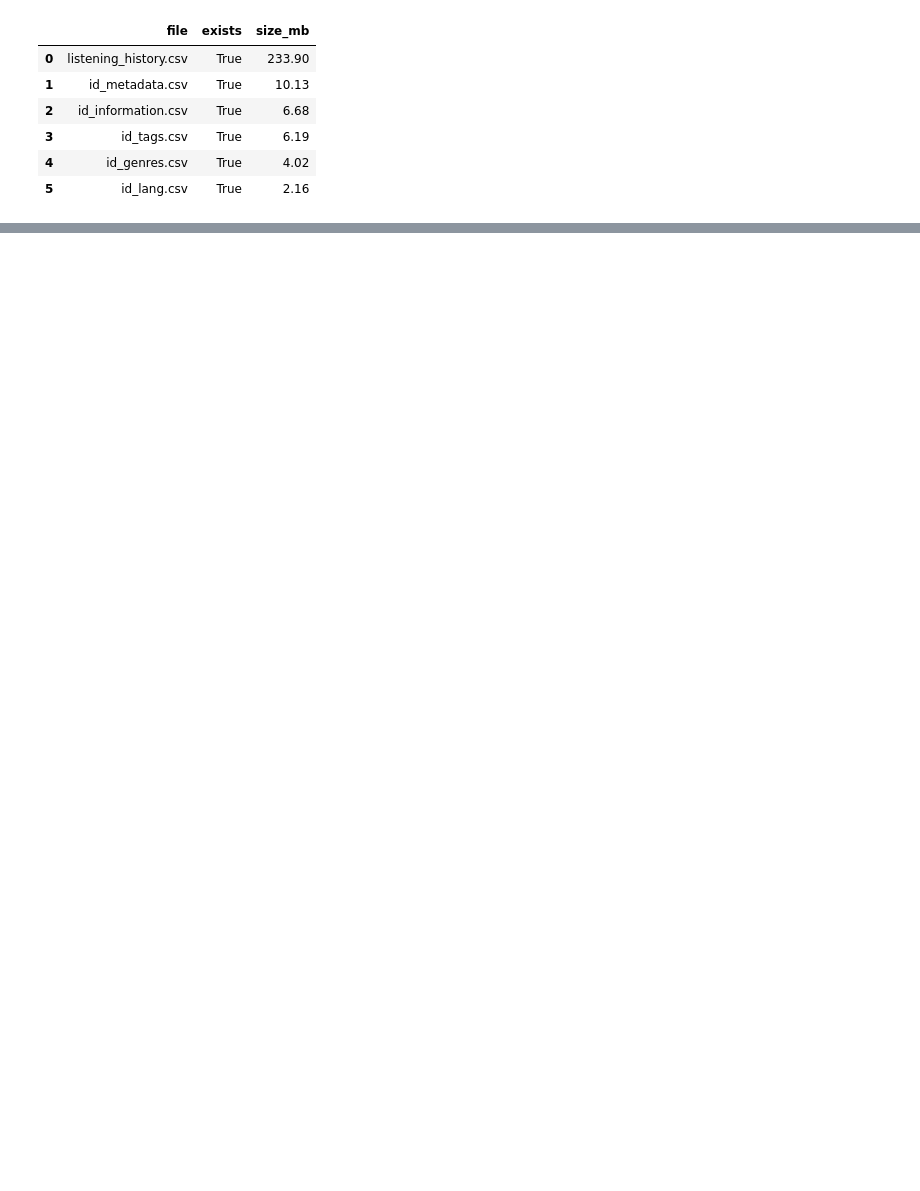
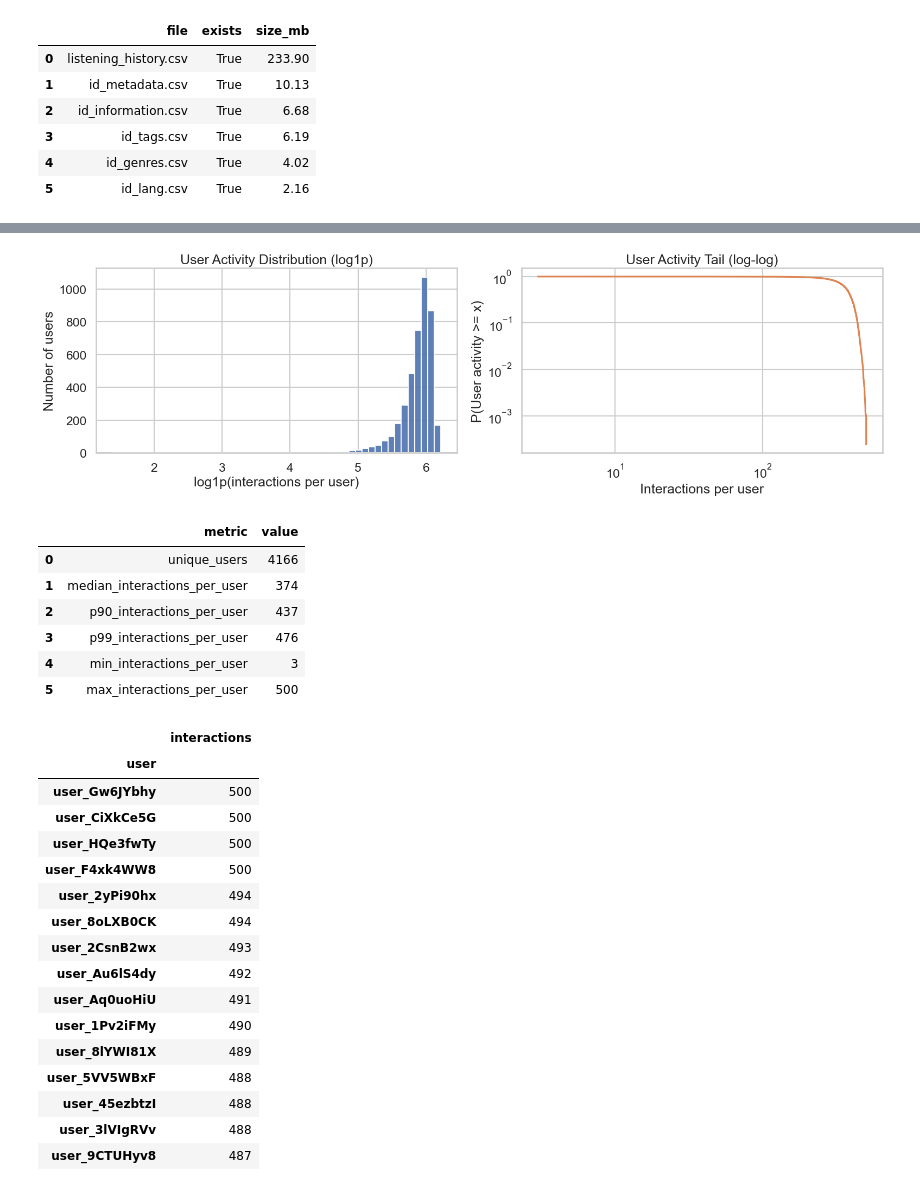
Before and after one commit to J-hjr/Gen4Rec, a Jupyter notebook: notebooks/music4all_data_check.ipynb, the cells around one changed output, grey strips where cells are left out. Drawn from its saved outputs; the diff is of its cells as text; code cells hidden in the pictures; blank space fills up the shorter version.

```diff
--- a/notebooks/music4all_data_check.ipynb
+++ b/notebooks/music4all_data_check.ipynb
@@ -472,0 +545,61 @@ These properties justify using this dataset for collaborative, content-based, an
+# %%
+# 4.1 User listening-count distribution
+user_counts = lh.groupby('user').size().sort_values(ascending=False)
+
+fig, axes = plt.subplots(1, 2, figsize=(16, 5))
+
+axes[0].hist(np.log1p(user_counts.values), bins=50, color='#4C72B0', alpha=0.9)
+axes[0].set_title('User Activity Distribution (log1p)')
+axes[0].set_xlabel('log1p(interactions per user)')
+axes[0].set_ylabel('Number of users')
+
+# CCDF-like curve to show heavy tail
+sorted_counts = np.sort(user_counts.values)[::-1]
+ccdf = np.arange(1, len(sorted_counts) + 1) / len(sorted_counts)
+axes[1].plot(sorted_counts, ccdf, color='#DD8452')
+axes[1].set_xscale('log')
+axes[1].set_yscale('log')
+axes[1].set_title('User Activity Tail (log-log)')
+axes[1].set_xlabel('Interactions per user')
+axes[1].set_ylabel('P(User activity >= x)')
+
+plt.tight_layout()
+plt.show()
+
+user_summary = pd.DataFrame([
+    {'metric': 'unique_users', 'value': int(user_counts.shape[0])},
+    {'metric': 'median_interactions_per_user', 'value': int(user_counts.median())},
+    {'metric': 'p90_interactions_per_user', 'value': int(user_counts.quantile(0.9))},
+    {'metric': 'p99_interactions_per_user', 'value': int(user_counts.quantile(0.99))},
+    {'metric': 'min_interactions_per_user', 'value': int(user_counts.min())},
+    {'metric': 'max_interactions_per_user', 'value': int(user_counts.max())}
+])
+
+display(user_summary)
+display(user_counts.head(15).rename('interactions').to_frame())
+# %% [output]
+[figure, added]
+|  | metric | value |
+| 0 | unique_users | 4166 |
+| 1 | median_interactions_per_user | 374 |
+| 2 | p90_interactions_per_user | 437 |
+| 3 | p99_interactions_per_user | 476 |
+| 4 | min_interactions_per_user | 3 |
+| 5 | max_interactions_per_user | 500 |
+|  | interactions |
+| user |  |
+| user_Gw6JYbhy | 500 |
+| user_CiXkCe5G | 500 |
+| user_HQe3fwTy | 500 |
+| user_F4xk4WW8 | 500 |
+| user_2yPi90hx | 494 |
+| user_8oLXB0CK | 494 |
+| user_2CsnB2wx | 493 |
+| user_Au6lS4dy | 492 |
+| user_Aq0uoHiU | 491 |
+| user_1Pv2iFMy | 490 |
+| user_8lYWI81X | 489 |
+| user_5VV5WBxF | 488 |
+| user_45ezbtzI | 488 |
+| user_3lVIgRVv | 488 |
+| user_9CTUHyv8 | 487 |
```
Also changed, not shown: parts of 31 cells of this notebook.
